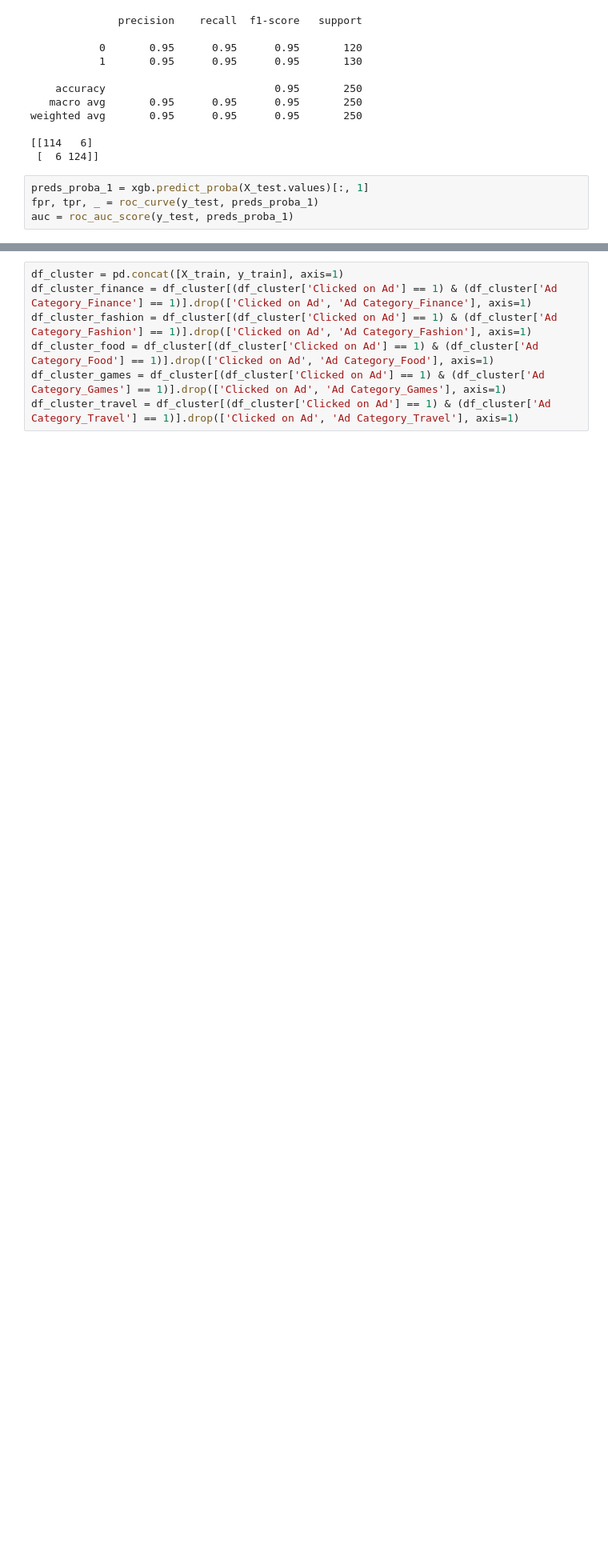
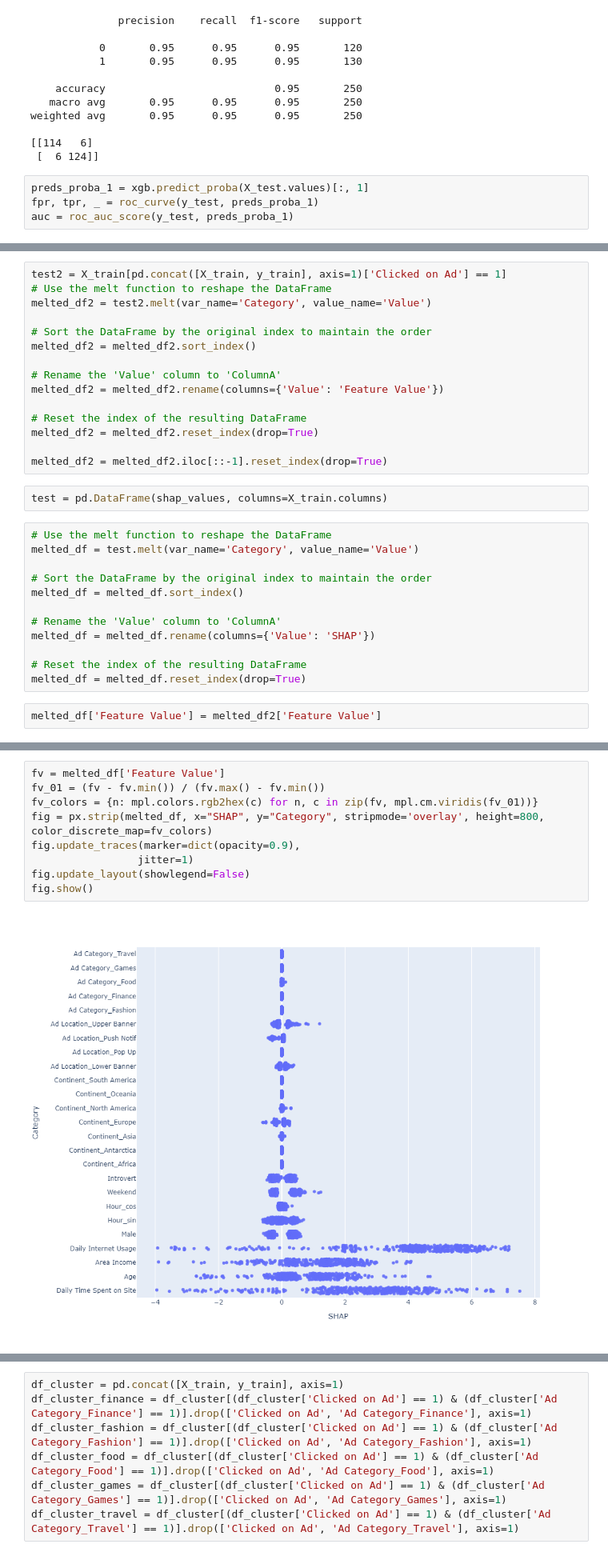
Before and after one commit to epdavid1/adboost-dashboard, a Jupyter notebook: adboost clean.ipynb, the cells around one changed output, grey strips where cells are left out. Shown at 80% size. Drawn from its saved outputs; the diff is of its cells as text; blank space fills up the shorter version.

```diff
--- a/adboost clean.ipynb
+++ b/adboost clean.ipynb
@@ -129,0 +133,31 @@ shap.summary_plot(shap_values, features=X_train[pd.concat([X_train, y_train], ax
+# %%
+test2 = X_train[pd.concat([X_train, y_train], axis=1)['Clicked on Ad'] == 1]
+# Use the melt function to reshape the DataFrame
+melted_df2 = test2.melt(var_name='Category', value_name='Value')
+
+# Sort the DataFrame by the original index to maintain the order
+melted_df2 = melted_df2.sort_index()
+
+# Rename the 'Value' column to 'ColumnA'
+melted_df2 = melted_df2.rename(columns={'Value': 'Feature Value'})
+
+# Reset the index of the resulting DataFrame
+melted_df2 = melted_df2.reset_index(drop=True)
+
+melted_df2 = melted_df2.iloc[::-1].reset_index(drop=True)
+# %%
+test = pd.DataFrame(shap_values, columns=X_train.columns)
+# %%
+# Use the melt function to reshape the DataFrame
+melted_df = test.melt(var_name='Category', value_name='Value')
+
+# Sort the DataFrame by the original index to maintain the order
+melted_df = melted_df.sort_index()
+
+# Rename the 'Value' column to 'ColumnA'
+melted_df = melted_df.rename(columns={'Value': 'SHAP'})
+
+# Reset the index of the resulting DataFrame
+melted_df = melted_df.reset_index(drop=True)
+# %%
+melted_df['Feature Value'] = melted_df2['Feature Value']
@@ -129,0 +180,11 @@ shap.summary_plot(shap_values, features=X_train[pd.concat([X_train, y_train], ax
+# %%
+fv = melted_df['Feature Value']
+fv_01 = (fv - fv.min()) / (fv.max() - fv.min())
+fv_colors = {n: mpl.colors.rgb2hex(c) for n, c in zip(fv, mpl.cm.viridis(fv_01))}
+fig = px.strip(melted_df, x="SHAP", y="Category", stripmode='overlay', height=800,  color_discrete_map=fv_colors)
+fig.update_traces(marker=dict(opacity=0.9),
+                 jitter=1)
+fig.update_layout(showlegend=False)
+fig.show()
+# %% [output]
+[figure, added]
```
Also changed, not shown: parts of 5 cells of this notebook, 1 other file.
